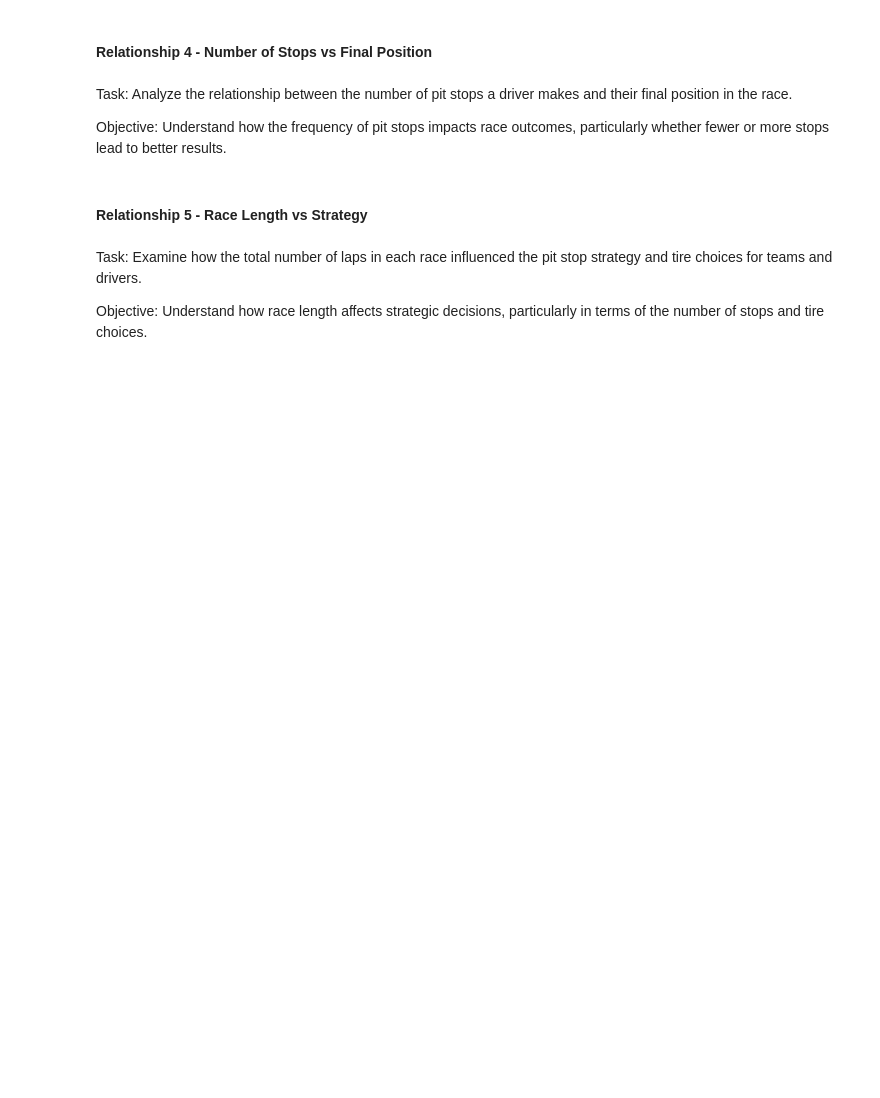
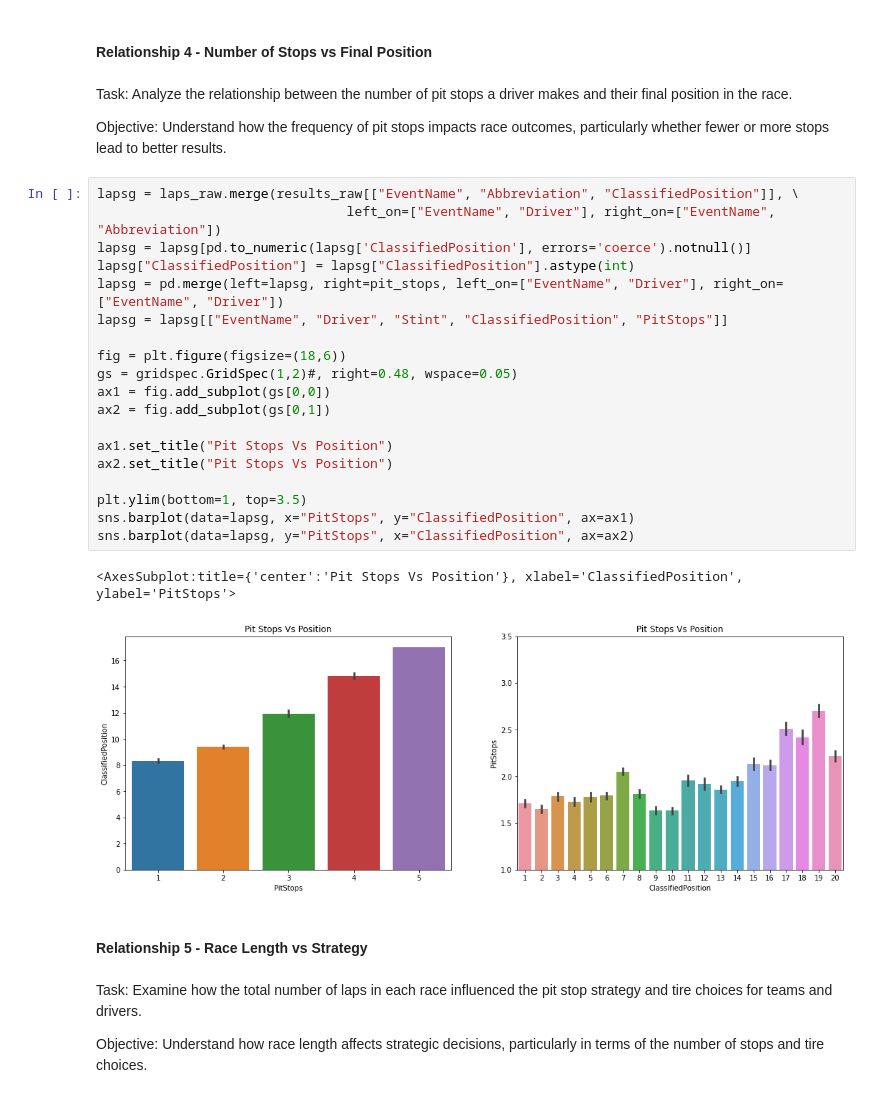
Before and after one commit to MyNameIsCalvinDavis/Data-Science, a Jupyter notebook: F1/F1.ipynb, the cells around one changed output. Drawn from its saved outputs; the diff is of its cells as text; blank space fills up the shorter version.

```diff
--- a/F1/F1.ipynb
+++ b/F1/F1.ipynb
@@ -1494,6 +1501,28 @@ sns.lineplot(data=lapsg, y="Sec", x="LapNumber", hue="Driver")
 Task: Analyze the relationship between the number of pit stops a driver makes and their final position in the race.
 
 Objective: Understand how the frequency of pit stops impacts race outcomes, particularly whether fewer or more stops lead to better results.
+# %%
+lapsg = laps_raw.merge(results_raw[["EventName", "Abbreviation", "ClassifiedPosition"]], \
+                                left_on=["EventName", "Driver"], right_on=["EventName", "Abbreviation"])
+lapsg = lapsg[pd.to_numeric(lapsg['ClassifiedPosition'], errors='coerce').notnull()]
+lapsg["ClassifiedPosition"] = lapsg["ClassifiedPosition"].astype(int)
+lapsg = pd.merge(left=lapsg, right=pit_stops, left_on=["EventName", "Driver"], right_on=["EventName", "Driver"])
+lapsg = lapsg[["EventName", "Driver", "Stint", "ClassifiedPosition", "PitStops"]]
+
+fig = plt.figure(figsize=(18,6))
+gs = gridspec.GridSpec(1,2)#, right=0.48, wspace=0.05)
+ax1 = fig.add_subplot(gs[0,0])
+ax2 = fig.add_subplot(gs[0,1])
+
+ax1.set_title("Pit Stops Vs Position")
+ax2.set_title("Pit Stops Vs Position")
+
+plt.ylim(bottom=1, top=3.5)
+sns.barplot(data=lapsg, x="PitStops", y="ClassifiedPosition", ax=ax1)
+sns.barplot(data=lapsg, y="PitStops", x="ClassifiedPosition", ax=ax2)
+# %% [output]
+<AxesSubplot:title={'center':'Pit Stops Vs Position'}, xlabel='ClassifiedPosition', ylabel='PitStops'>
+[figure, added]
 # %% [markdown]
 #### Relationship 5 - Race Length vs Strategy
 # %% [markdown]
```
Also changed, not shown: parts of 12 cells of this notebook.
